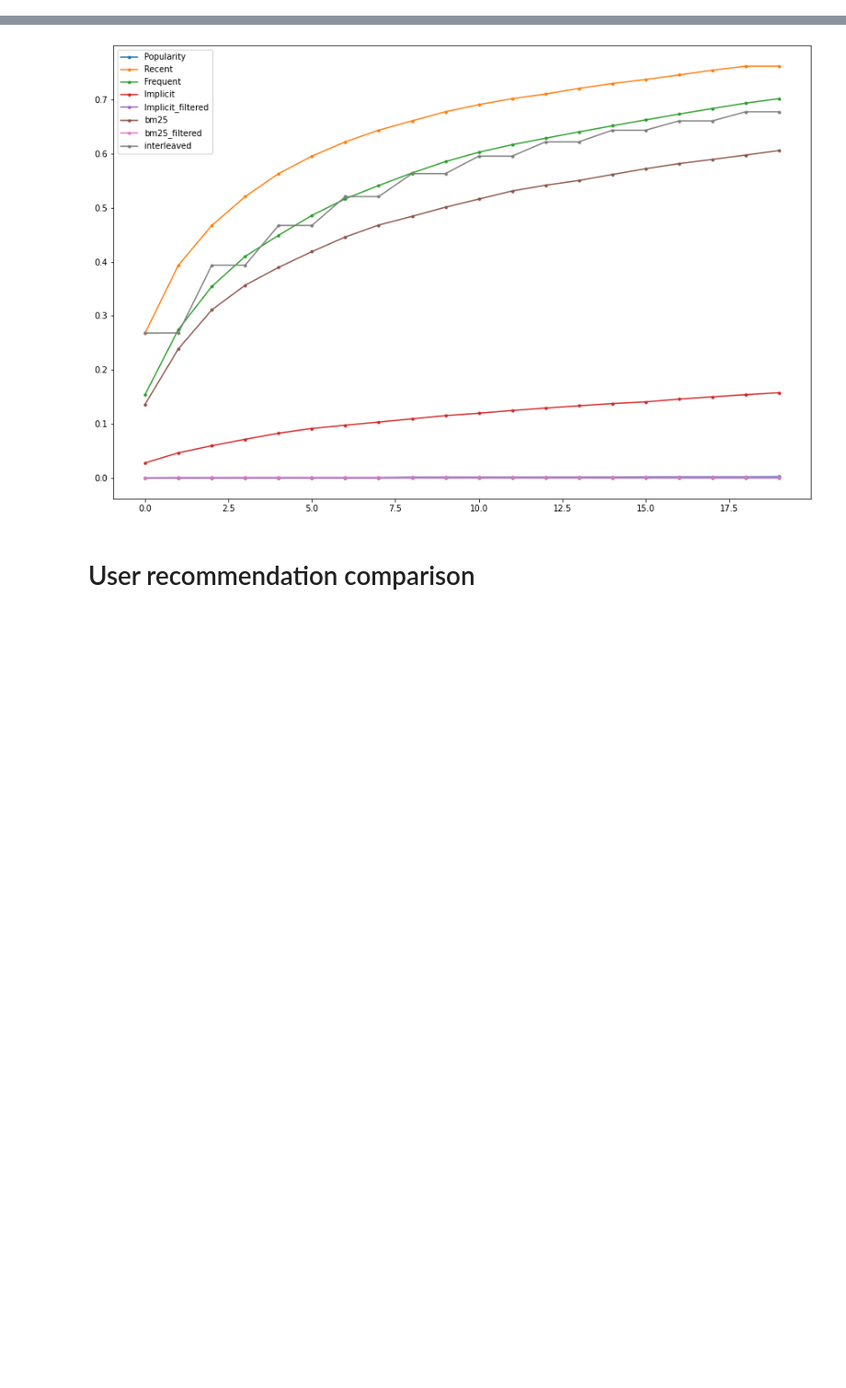
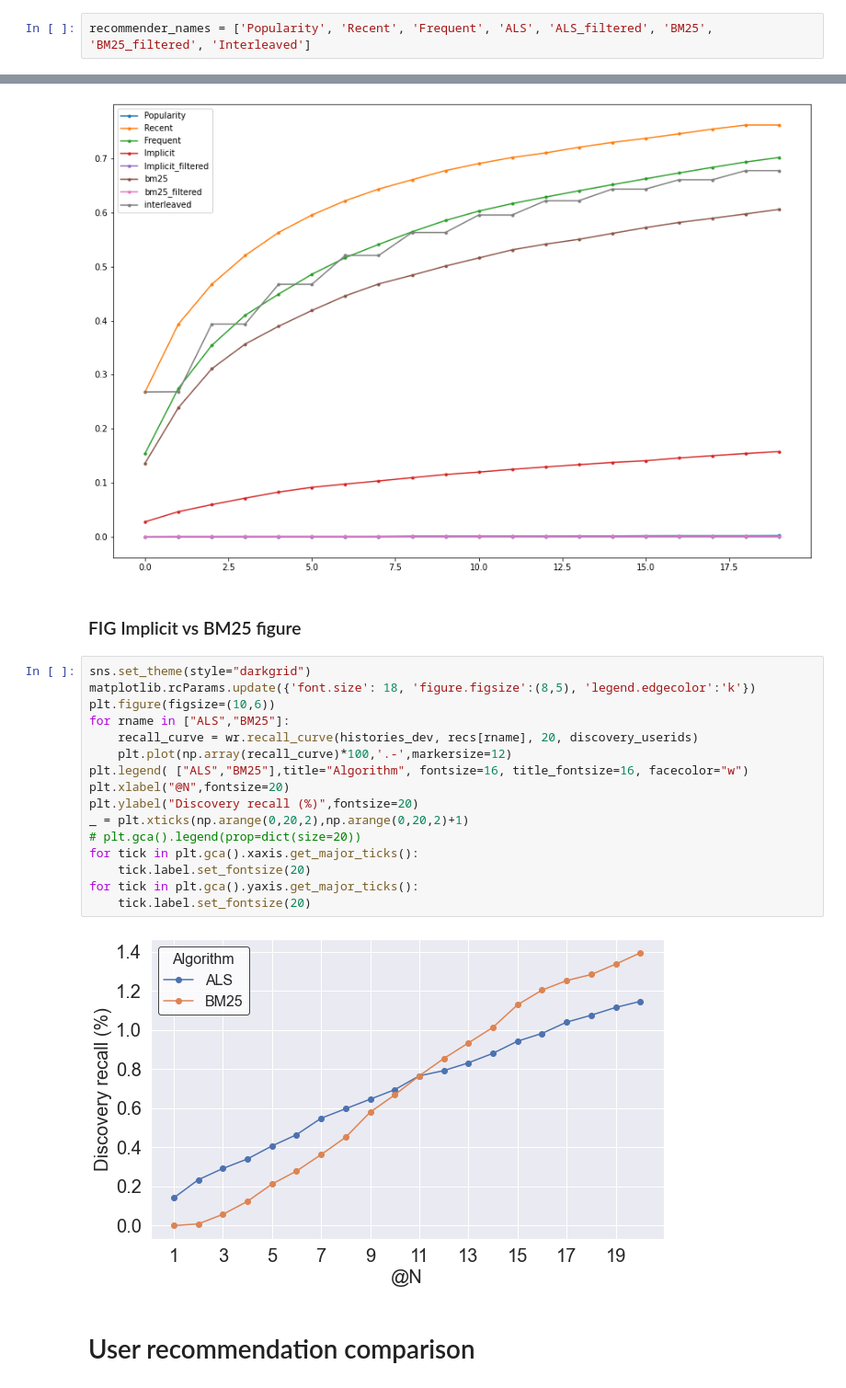
Before and after one commit to drsaunders/wikirecs, a Jupyter notebook: WikiRecs-2021-05-28-notebook.ipynb, the cells around one changed output, grey strips where cells are left out. Shown at 92% size. Cells and saved outputs as stored; diff of their text form; blank space fills up the shorter version.

```diff
--- a/WikiRecs-2021-05-28-notebook.ipynb
+++ b/WikiRecs-2021-05-28-notebook.ipynb
@@ -1946,3 +2129,5 @@ recommender_names = ['Popularity', 'Recent', 'Frequent', 'Implicit', 'Implicit_f
+# %%
+recommender_names = ['Popularity', 'Recent', 'Frequent', 'ALS', 'ALS_filtered', 'BM25', 'BM25_filtered', 'Interleaved']
 # %%
 recs = {rname:wr.load_pickle("../" + rname + "_recs.pickle") for rname in recommender_names}
 # %% [markdown]
@@ -1976,6 +2173,26 @@ plt.legend(recommender_names)
 # %% [output]
 <matplotlib.legend.Legend at 0x...>
 [figure]
+# %% [markdown]
+### FIG Implicit vs BM25 figure
+# %%
+sns.set_theme(style="darkgrid")
+matplotlib.rcParams.update({'font.size': 18, 'figure.figsize':(8,5), 'legend.edgecolor':'k'})
+plt.figure(figsize=(10,6))
+for rname in ["ALS","BM25"]:
+    recall_curve = wr.recall_curve(histories_dev, recs[rname], 20, discovery_userids)
+    plt.plot(np.array(recall_curve)*100,'.-',markersize=12)
+plt.legend( ["ALS","BM25"],title="Algorithm", fontsize=16, title_fontsize=16, facecolor="w")
+plt.xlabel("@N",fontsize=20)
+plt.ylabel("Discovery recall (%)",fontsize=20)
+_ = plt.xticks(np.arange(0,20,2),np.arange(0,20,2)+1)
+# plt.gca().legend(prop=dict(size=20))
+for tick in plt.gca().xaxis.get_major_ticks():
+    tick.label.set_fontsize(20)
+for tick in plt.gca().yaxis.get_major_ticks():
+    tick.label.set_fontsize(20)
+# %% [output]
+[figure, added]
 # %% [markdown]
 # User recommendation comparison
 # %%
```
Also changed, not shown: parts of 49 cells of this notebook, 1 other file.
